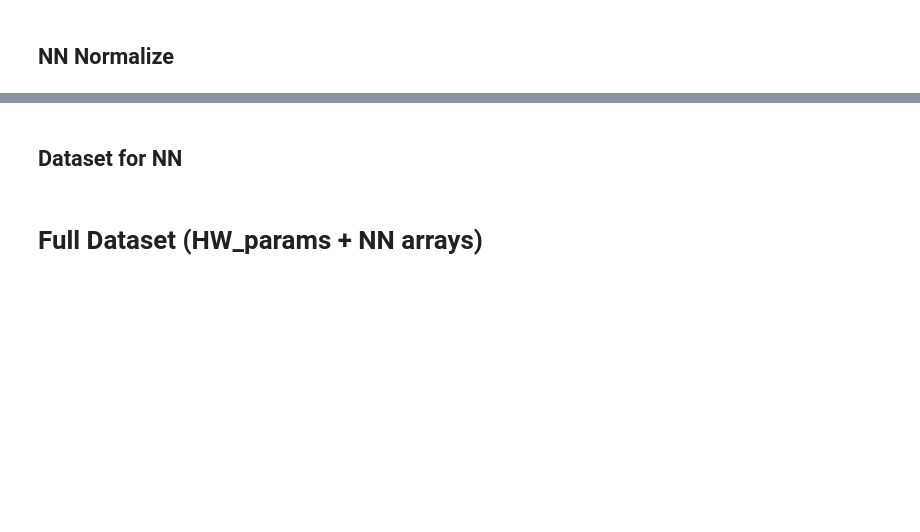
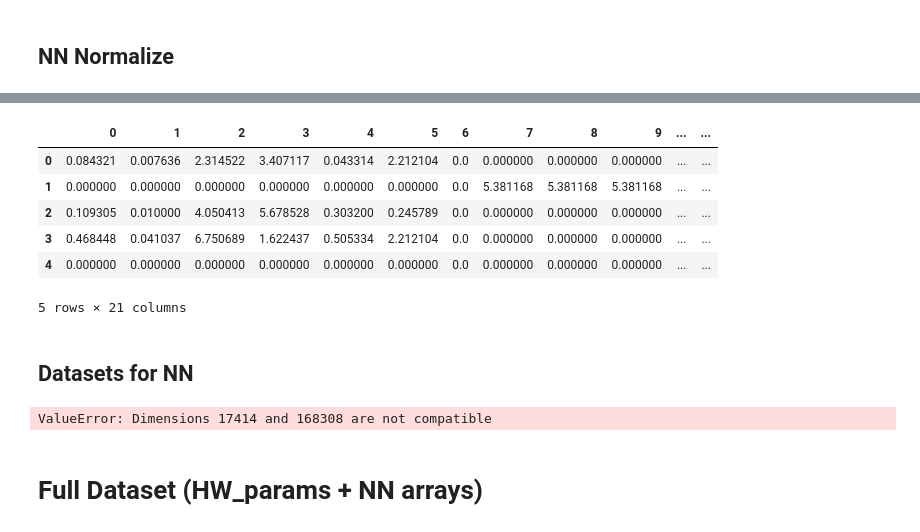
Before and after one commit to RoxaneFis/single-path-nas, a Jupyter notebook: HAS/treatment_multiple_inputs.ipynb, the cells around one changed output, grey strips where cells are left out. Saved outputs shown, nothing was run; the diff lists cells and outputs as text; code cells hidden in the pictures; blank space fills up the shorter version.

```diff
--- a/HAS/treatment_multiple_inputs.ipynb
+++ b/HAS/treatment_multiple_inputs.ipynb
@@ -30,15 +32,28 @@ Using TensorFlow backend.
 # %%
+
+
 max_blocks = 37 #(36 + 1 FC layer at the end)
 #max_blocks = 36
 
-nb_param =7
+nb_param =21
+#nb_param =13
 nb_hw_param = 6
 #nb_param =12
+
+inversed = True
+only_inversed = False
+
+if inversed and not only_inversed:
+    path_entire_model= "/Users/roxanefischer/Desktop/single_path_nas/single-path-nas/HAS/results_best_models/multiply/with_inversed_hw"
+elif only_inversed:
+    path_entire_model= "/Users/roxanefischer/Desktop/single_path_nas/single-path-nas/HAS/results_best_models/multiply/only_inversed_hw"
+else :
+    path_entire_model= "/Users/roxanefischer/Desktop/single_path_nas/single-path-nas/HAS/results_best_models/multiply/no_inversed_hw"
 
 BATCH_SIZE = 2048
 SHUFFLE_BUFFER_SIZE = 100
 
-DATASET_SIZE = 150894
+DATASET_SIZE = 168308
 train_size = int(0.90 * DATASET_SIZE) #135 805
 test_size = int(0.10 * DATASET_SIZE) # 15 089
 
@@ -53,11 +77,14 @@ def from_np_array(array_string):
 # Load Proccessed Neural Networks (without HyperParameters)
 # %%
 
-path_raw_val = '/Users/roxanefischer/Desktop/single_path_nas/single-path-nas/HAS/data/parsed_nondups_val1.csv'
-path_raw_train = '/Users/roxanefischer/Desktop/single_path_nas/single-path-nas/HAS/data/parsed_nondups_train1.csv'
+path_raw_val = '/Users/roxanefischer/Desktop/single_path_nas/single-path-nas/HAS/data/parsed_nondups_val_all.csv'
+path_raw_train = '/Users/roxanefischer/Desktop/single_path_nas/single-path-nas/HAS/data/parsed_nondups_train_all.csv'
+
+#path_processed_val_nn = '/Users/roxanefischer/Desktop/single_path_nas/single-path-nas/HAS/val_13.csv'
+#path_processed_train_nn = '/Users/roxanefischer/Desktop/single_path_nas/single-path-nas/HAS/train_13.csv'
 
 
-path_processed_val_nn = '/Users/roxanefischer/Desktop/single_path_nas/single-path-nas/HAS/val_7.csv'
-path_processed_train_nn = '/Users/roxanefischer/Desktop/single_path_nas/single-path-nas/HAS/train_7.csv'
+path_processed_val_nn = '/Users/roxanefischer/Desktop/single_path_nas/single-path-nas/HAS/val_21.csv'
+path_processed_train_nn = '/Users/roxanefischer/Desktop/single_path_nas/single-path-nas/HAS/train_21.csv'
 # %%
 #%pycache
@@ -171,17 +281,41 @@ X_val_nn_norm= val_scaled.reshape(X_val_nn.shape)
+# %%
+pd.DataFrame(X_train_nn_norm[0]).head()
+# %% [output]
+|  | 0 | 1 | 2 | 3 | 4 | 5 | 6 | 7 | 8 | 9 | ... | ... |
+| 0 | 0.084321 | 0.007636 | 2.314522 | 3.407117 | 0.043314 | 2.212104 | 0.0 | 0.000000 | 0.000000 | 0.000000 | ... | ... |
+| 1 | 0.000000 | 0.000000 | 0.000000 | 0.000000 | 0.000000 | 0.000000 | 0.0 | 5.381168 | 5.381168 | 5.381168 | ... | ... |
+| 2 | 0.109305 | 0.010000 | 4.050413 | 5.678528 | 0.303200 | 0.245789 | 0.0 | 0.000000 | 0.000000 | 0.000000 | ... | ... |
+| 3 | 0.468448 | 0.041037 | 6.750689 | 1.622437 | 0.505334 | 2.212104 | 0.0 | 0.000000 | 0.000000 | 0.000000 | ... | ... |
+| 4 | 0.000000 | 0.000000 | 0.000000 | 0.000000 | 0.000000 | 0.000000 | 0.0 | 0.000000 | 0.000000 | 0.000000 | ... | ... |
+5 rows × 21 columns
 # %% [markdown]
-## Dataset for NN
+## Datasets for NN
 # %%
 
-X_nn = np.concatenate((X_train_nn_norm, X_val_nn_norm))
+X_nn_norm = np.concatenate((X_train_nn_norm, X_val_nn_norm))
+X_nn = np.concatenate((X_train_nn, X_val_nn))
 y = np.concatenate((y_train, y_val))
 
 # Mix test/train
+#NORMED
+dataset_nn_norm = tf.data.Dataset.from_tensor_slices((X_nn_norm, y))
+dataset_nn_norm= dataset_nn_norm.shuffle(SHUFFLE_BUFFER_SIZE)
+
+#UNNORMED
 dataset_nn = tf.data.Dataset.from_tensor_slices((X_nn, y))
-dataset_nn= dataset_nn.shuffle(SHUFFLE_BUFFER_SIZE)
+dataset_nn.shuffle(SHUFFLE_BUFFER_SIZE)
+
 
 # Split them
-test_dataset_nn = dataset_nn.take(test_size).batch(BATCH_SIZE)
+#NORMED
+test_dataset_nn_norm = dataset_nn_norm.take(test_size).batch(BATCH_SIZE)
+train_dataset_nn_norm = dataset_nn_norm.skip(test_size).batch(BATCH_SIZE)
+
+#UNORMED
+test_dataset_nn= dataset_nn.take(test_size).batch(BATCH_SIZE)
 train_dataset_nn = dataset_nn.skip(test_size).batch(BATCH_SIZE)
+# %% [output]
+ValueError: Dimensions 17414 and 168308 are not compatible
 # %% [markdown]
 # Full Dataset (HW_params + NN arrays)
 # %%
```
Also changed, not shown: parts of 45 cells of this notebook, 3 other files.
